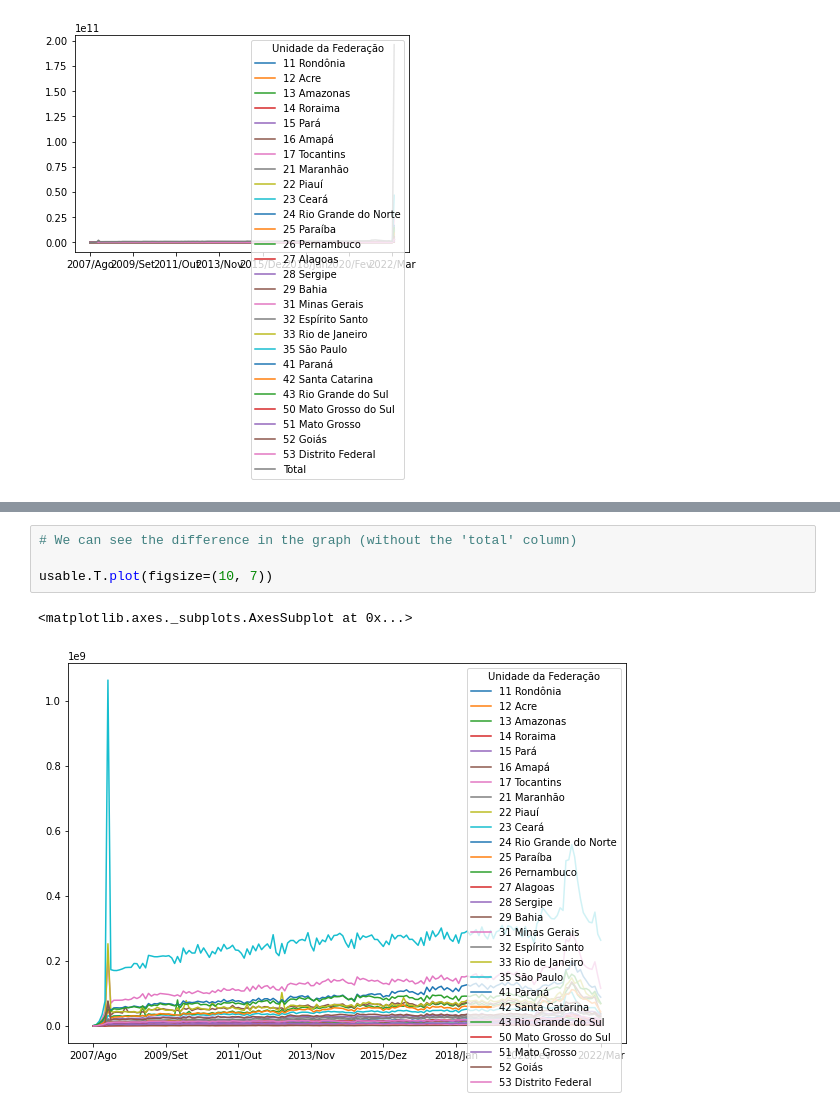
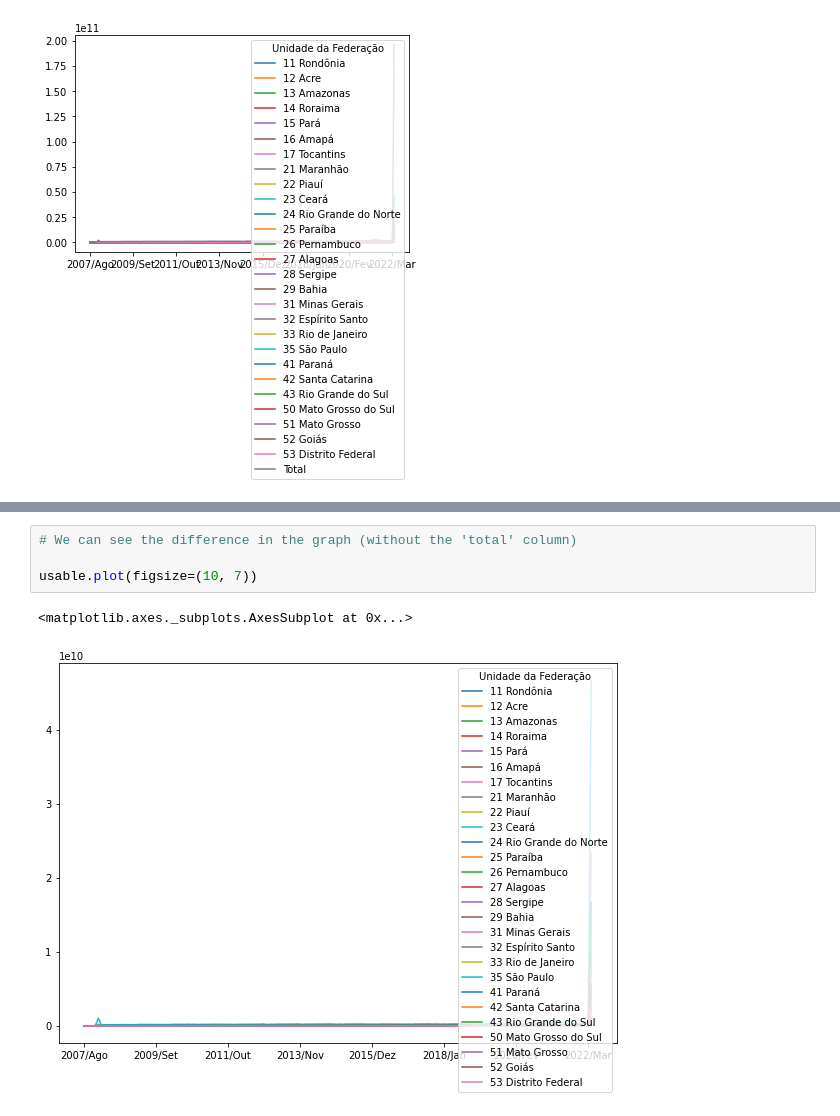
Before and after one commit to paulo-lins/EDA_datasus, a Jupyter notebook: EDA_tabnet.ipynb, the cells around one changed output, grey strips where cells are left out. Drawn from its saved outputs; the diff is of its cells as text.

```diff
--- a/EDA_tabnet.ipynb
+++ b/EDA_tabnet.ipynb
@@ -356,10 +360,10 @@ usable
 # %%
 # We can see the difference in the graph (without the 'total' column)
 
-usable.T.plot(figsize=(10, 7))
+usable.plot(figsize=(10, 7))
 # %% [output]
 <matplotlib.axes._subplots.AxesSubplot at 0x...>
-[figure, old version]
+[figure, new version]
 # %%
 # Now, we can use the bbox_to_anchor keyword argument to place the legend outside the axes
 usable.T.plot(figsize=(10, 7))
```
Also changed, not shown: parts of 35 cells of this notebook.
